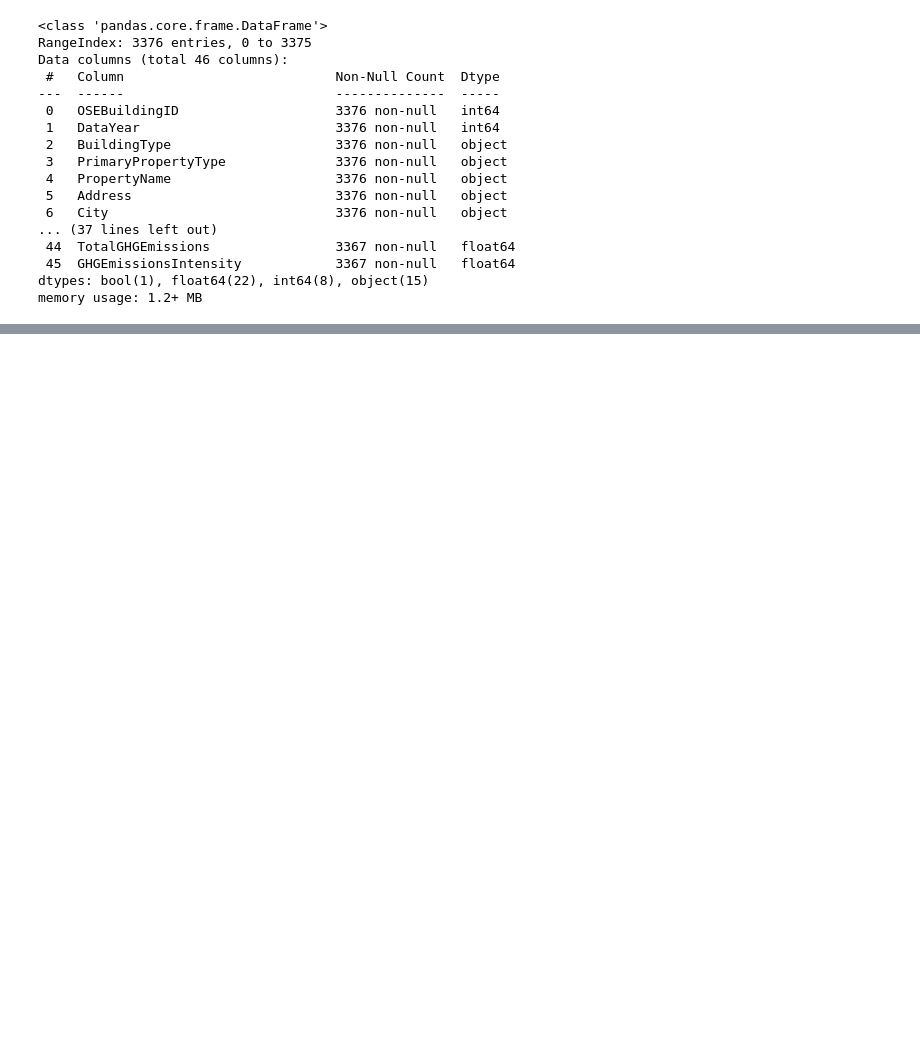
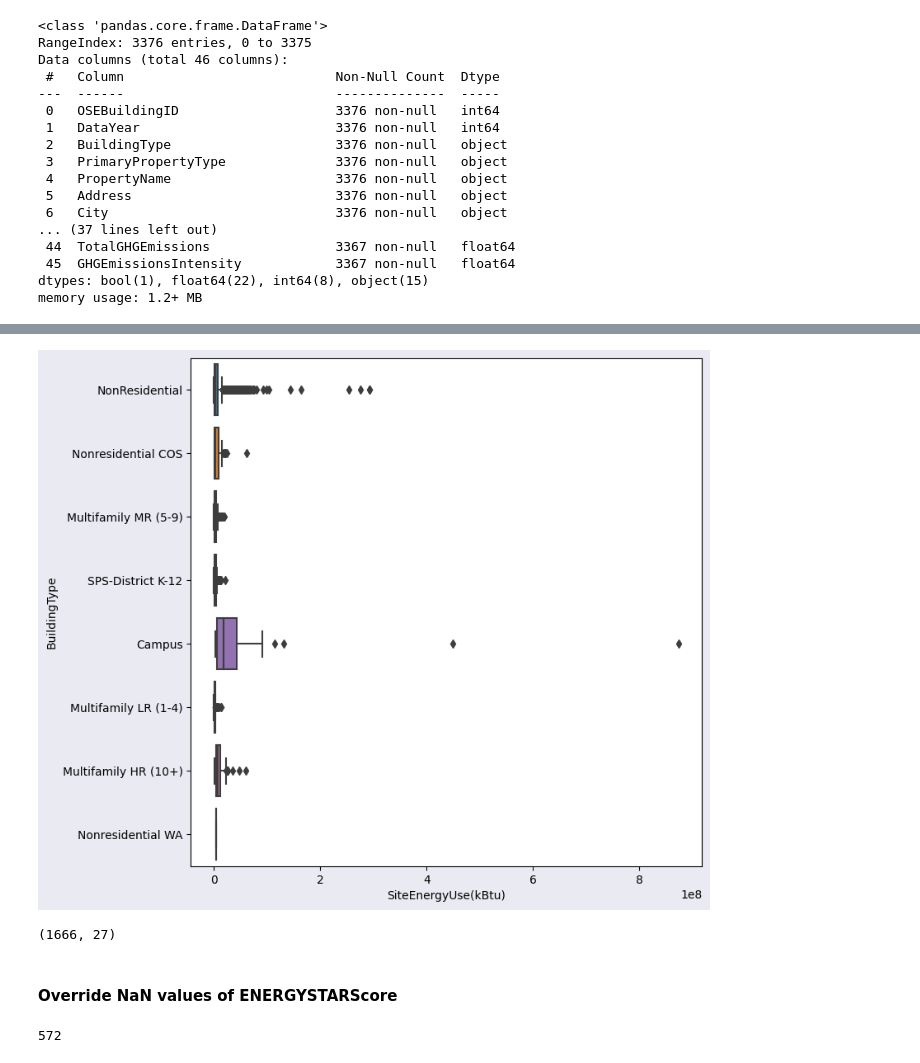
Before and after one commit to LaurentiuGhiga/Building, a Jupyter notebook: building-nettoyage.ipynb, the cells around one changed output, grey strips where cells are left out. Cells and saved outputs as stored; diff of their text form; code cells hidden in the pictures; blank space fills up the shorter version.

```diff
--- a/building-nettoyage.ipynb
+++ b/building-nettoyage.ipynb
@@ -42,0 +108,8 @@ memory usage: 1.2+ MB
+# %%
+df.drop(['DataYear', 'City', 'State', 'ZipCode','ListOfAllPropertyUseTypes','Electricity(kWh)',
+        'TaxParcelIdentificationNumber', 'CouncilDistrictCode', 'NaturalGas(therms)',
+         'Address', 'YearsENERGYSTARCertified', 'Comments', 'Latitude', 'Longitude', 'Outlier', 'DefaultData',
+          'SiteEUIWN(kBtu/sf)', 'SourceEUIWN(kBtu/sf)', 'SiteEnergyUseWN(kBtu)'  ],
+       axis=1, inplace=True)
+# %%
+df.drop([578, 2670], inplace=True)
@@ -42,0 +201,5 @@ memory usage: 1.2+ MB
+# %%
+plt.figure(figsize=(8,8), facecolor="#eaeaf2")
+sns.boxplot(data=df, y='BuildingType', x='SiteEnergyUse(kBtu)');
+# %% [output]
+[figure, added]
@@ -42,0 +221,11 @@ memory usage: 1.2+ MB
+# %%
+df.shape
+# %% [output]
+(1666, 27)
+# %% [markdown]
+#### Override NaN values of ENERGYSTARScore
+# %%
+missing_stars_values = df['ENERGYSTARScore'].isnull().sum()
+missing_stars_values
+# %% [output]
+572
```
Also changed, not shown: parts of 66 cells of this notebook, 3 other files.
